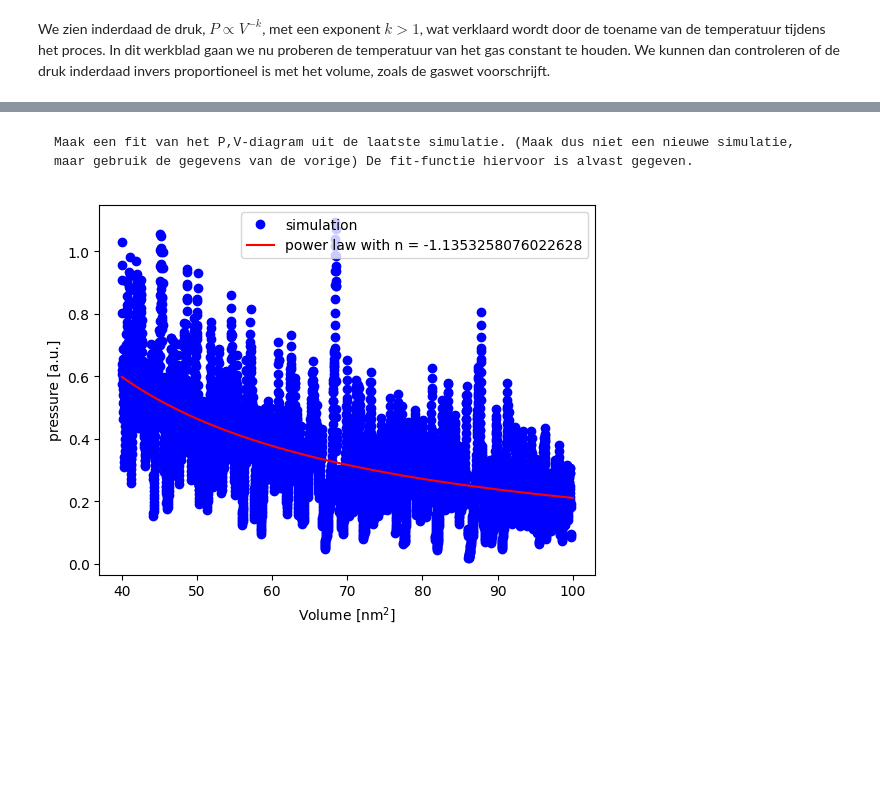
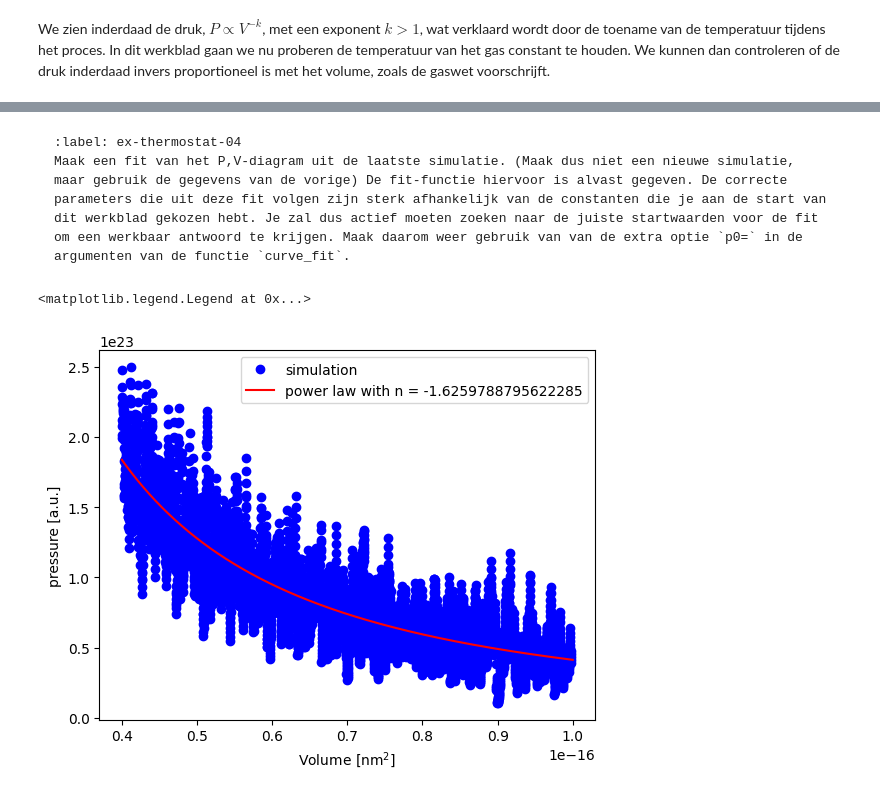
Before and after one commit to Contemporary-Physicslab/PySim, a Jupyter notebook: book/Q2/Thermostaat.ipynb, the cells around one changed output, grey strips where cells are left out. Saved outputs shown, nothing was run; the diff lists cells and outputs as text; code cells hidden in the pictures; blank space fills up the shorter version.

````diff
--- a/book/Q2/Thermostaat.ipynb
+++ b/book/Q2/Thermostaat.ipynb
@@ -273,36 +271,31 @@ plt.show()
 # %% [markdown]
-```{exercise}
-Maak een fit van het P,V-diagram uit de laatste simulatie. (Maak dus niet een nieuwe simulatie, maar gebruik de gegevens van de vorige) De fit-functie hiervoor is alvast gegeven.
+```{exercise} fit P,V-diagram
+:label: ex-thermostat-04
+Maak een fit van het P,V-diagram uit de laatste simulatie. (Maak dus niet een nieuwe simulatie, maar gebruik de gegevens van de vorige) De fit-functie hiervoor is alvast gegeven. De correcte parameters die uit deze fit volgen zijn sterk afhankelijk van de constanten die je aan de start van dit werkblad gekozen hebt. Je zal dus actief moeten zoeken naar de juiste startwaarden voor de fit om een werkbaar antwoord te krijgen. Maak daarom weer gebruik van van de extra optie `p0=` in de argumenten van de functie `curve_fit`.
 ```
 # %%
 def power_law(vol, a, n):
     return a * vol**n
 
 # RUIMTE VOOR VERDERE UITWERKING
+### begin-solution
+popt, pocv = curve_fit(power_law, volumes[20:], pressures[20:], p0=(1e5, -1.5))
+
+x_fit = volumes
+y_fit = power_law(x_fit, *popt)
+
+plt.figure()
+plt.xlabel('Volume [nm$^2$]')
+plt.ylabel('pressure [a.u.]')
+
+plt.plot(volumes[20:], pressures[20:], 'bo', label='simulation')
+plt.plot(x_fit, y_fit, 'r-', label='power law with n = ' + str(popt[1]))
+
+plt.legend()
+### end-solution
+# %% [output]
+<matplotlib.legend.Legend at 0x...>
+[figure, added]
-# %%
-# VOORBEELDUITWERKING
-
-def power_law(vol, a, n):
-    return a * vol**n
-
-# we fitten de eerste 20 punten niet mee in verband met de integrator vd druk
-popt, pocv = curve_fit(power_law, volumes[20:], pressures[20:])
-
-x_fit = volumes
-y_fit = power_law(x_fit, *popt)
-
-plt.figure()
-plt.xlabel('Volume [nm$^2$]')
-plt.ylabel('pressure [a.u.]')
-
-plt.plot(volumes[20:], pressures[20:], 'bo', label='simulation')
-plt.plot(x_fit, y_fit, 'r-', label='power law with n = ' + str(popt[1]))
-
-plt.legend()
-
-plt.show()
-# %% [output]
-[figure, removed]
 # %% [markdown]
 Je ziet dat de exponent van dit P,V-diagram net niet overeenkomt met de ideale verwachting.
 
````
Also changed, not shown: parts of 15 cells of this notebook.
